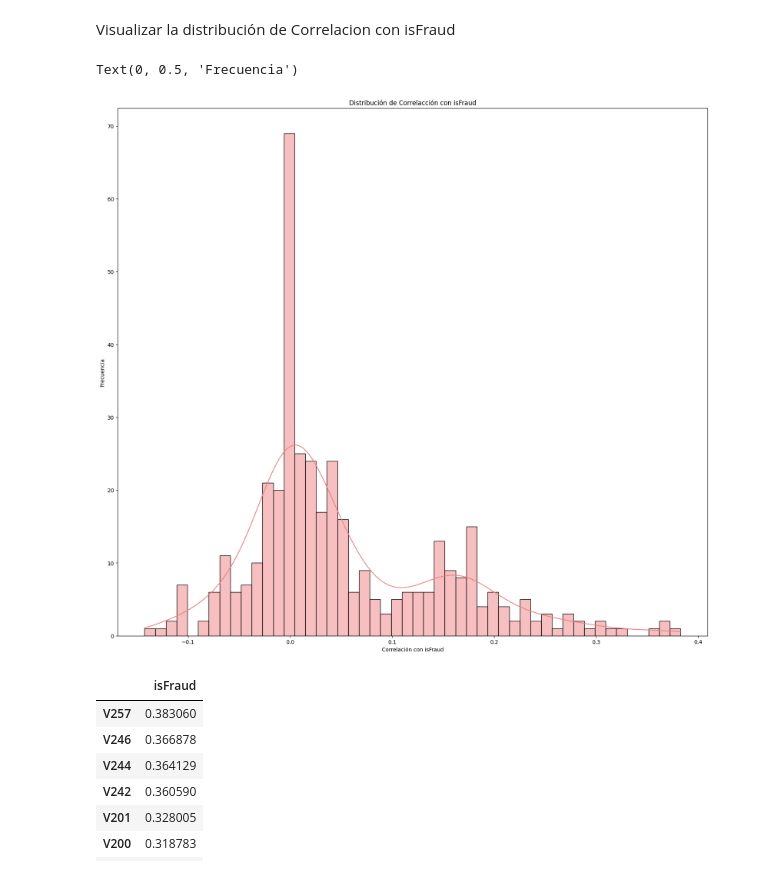
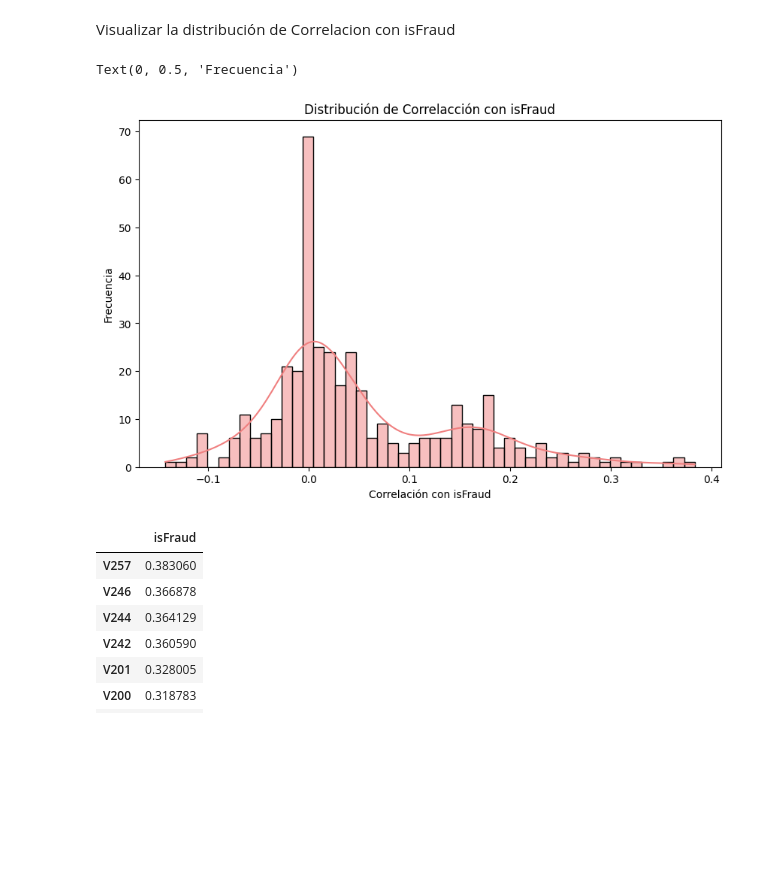
Before and after one commit to josenomberto/UTEC-CDIAV3-MCD8010, a Jupyter notebook: Proyecto02-Grupo1-Final.ipynb, the cells around one changed output. Cells and saved outputs as stored; diff of their text form; code cells hidden in the pictures; blank space fills up the shorter version.

```diff
--- a/Proyecto02-Grupo1-Final.ipynb
+++ b/Proyecto02-Grupo1-Final.ipynb
@@ -401,14 +408,14 @@ correlation_matrix_sorted = df_numerical[index_isFraud_correlation].corr()
 Visualizar la distribución de Correlacion con isFraud
 # %%
 # Histograma de Correlacion con isFraud
-plt.figure(figsize=(20, 18))
+plt.figure(figsize=(10, 6))
 sns.histplot(isFraud_correlation.drop('isFraud'), bins=50, kde=True, color='lightcoral')
 plt.title('Distribución de Correlacción con isFraud')
 plt.xlabel('Correlación con isFraud')
 plt.ylabel('Frecuencia')
 # %% [output]
 Text(0, 0.5, 'Frecuencia')
-[figure, old version]
+[figure, new version]
 # %%
 isFraud_correlation.drop('isFraud').head(20)
 # %% [output]
```
Also changed, not shown: parts of 35 cells of this notebook.
